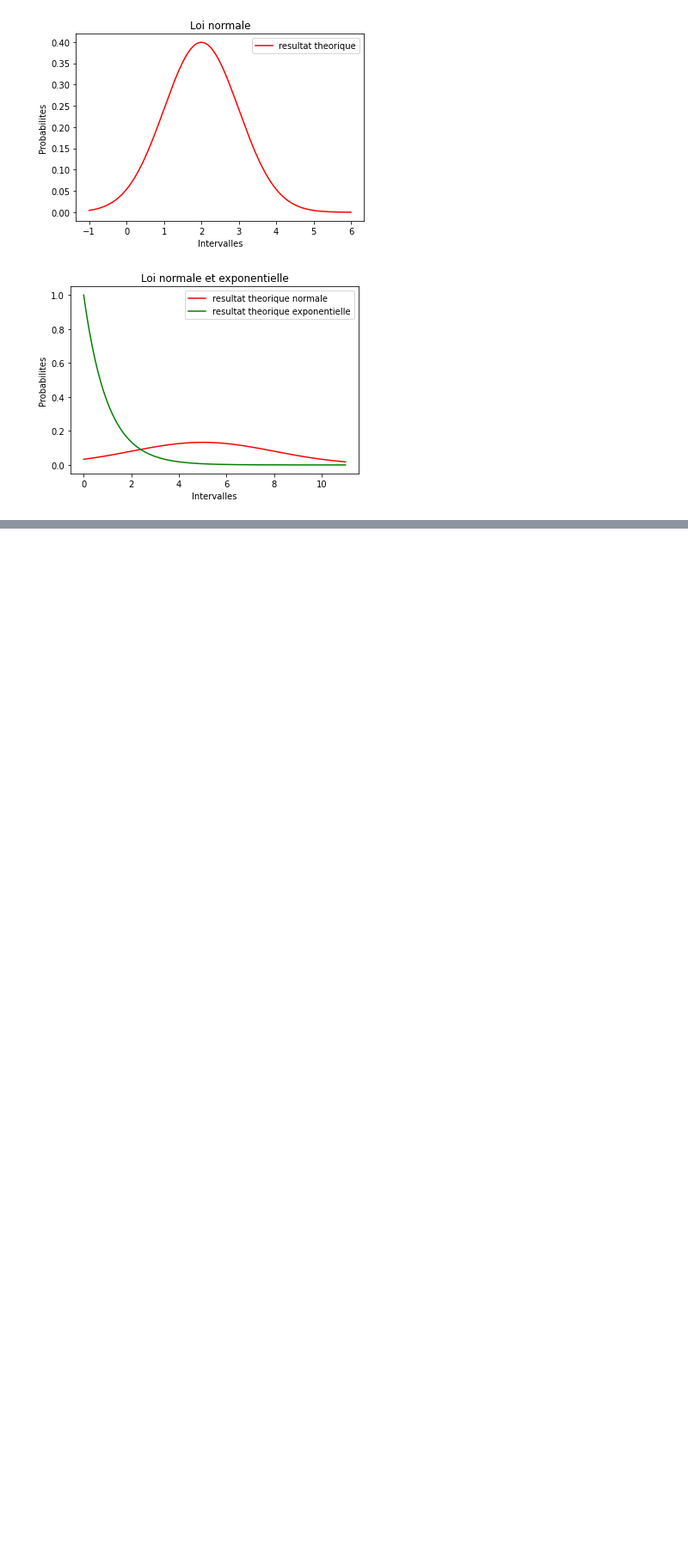
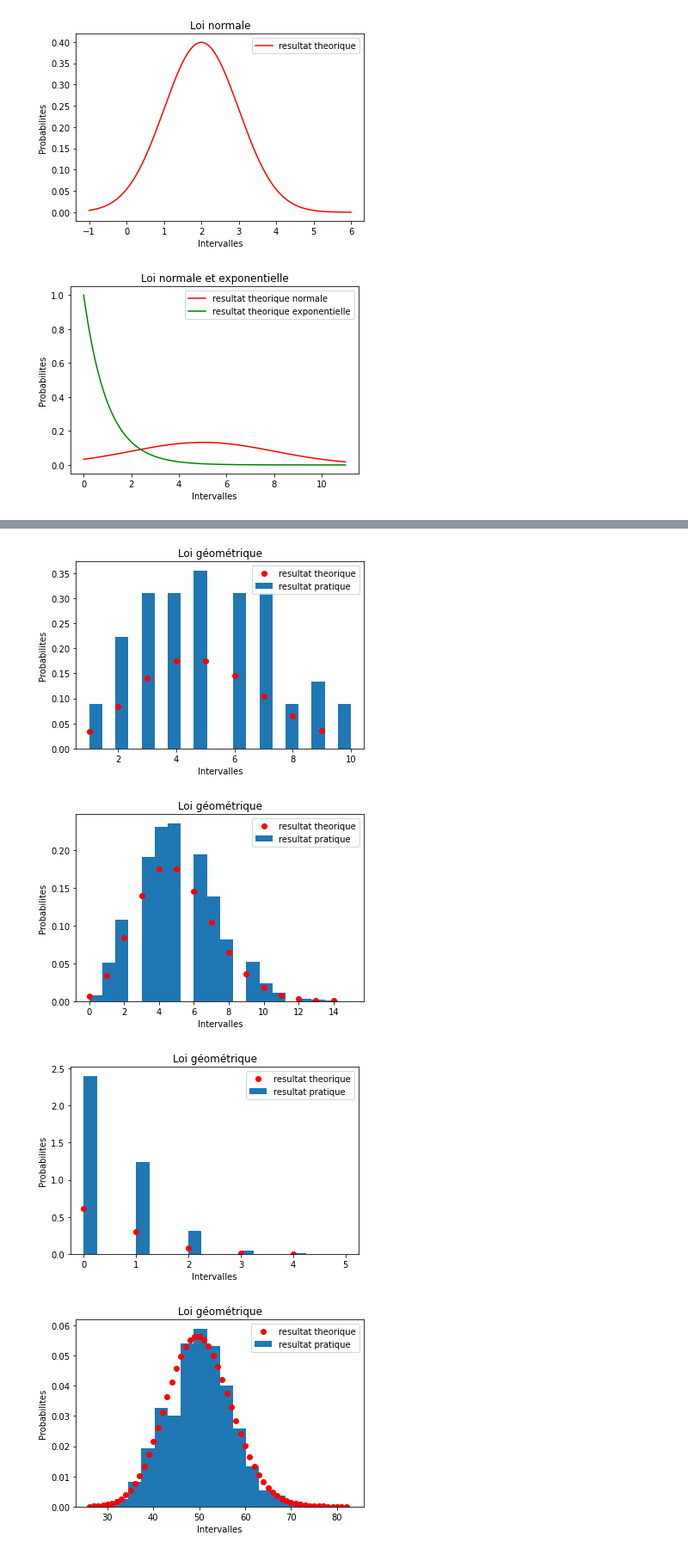
Before and after one commit to arxaqapi/licence-info, a Jupyter notebook: S5/stats_proba/tp/tp1.ipynb, the cells around one changed output, grey strips where cells are left out. Shown at 86% size. Saved outputs shown, nothing was run; the diff lists cells and outputs as text; code cells hidden in the pictures; blank space fills up the shorter version.

```diff
--- a/S5/stats_proba/tp/tp1.ipynb
+++ b/S5/stats_proba/tp/tp1.ipynb
@@ -163,0 +234,39 @@ plt.hist(vecx)#, normed=True, label='Loi normale ') #
+# %%
+def loi_poisson(nb_val, p, barres, pas):
+
+    # Loi pratique (valeurs aleatoires)
+    xp = loi.poisson(p, size=nb_val)
+
+    # Normalisation
+    mini = min(xp)
+    maxi = max(xp)
+
+    # Loi theorique
+    vec = np.arange(mini, maxi, pas)
+    xt = loiT.poisson.pmf(vec, p)
+
+
+    # Affichage
+    plt.figure()
+    plt.hist(xp, barres, density=True, label='resultat pratique')
+    plt.plot(vec, xt, 'or', label='resultat theorique')
+    plt.title('Loi géométrique')
+    plt.xlabel('Intervalles')
+    plt.ylabel('Probabilites')
+    plt.legend()
+    plt.show()
+# %%
+# (d) Tests de la loi poisson
+# 50 valeurs
+loi_poisson(50, 5, nb_barres, pas_discret)
+# 10000 valeurs
+loi_poisson(10000, 5, nb_barres, pas_discret)
+# 10000 valeurs
+loi_poisson(10000, 0.5, nb_barres, pas_discret)
+# 10000 v
+loi_poisson(10000, 50, nb_barres, pas_discret)
+# %% [output]
+[figure, added]
+[figure, added]
+[figure, added]
+[figure, added]
```
Also changed, not shown: parts of 22 cells of this notebook, 24 other files.
